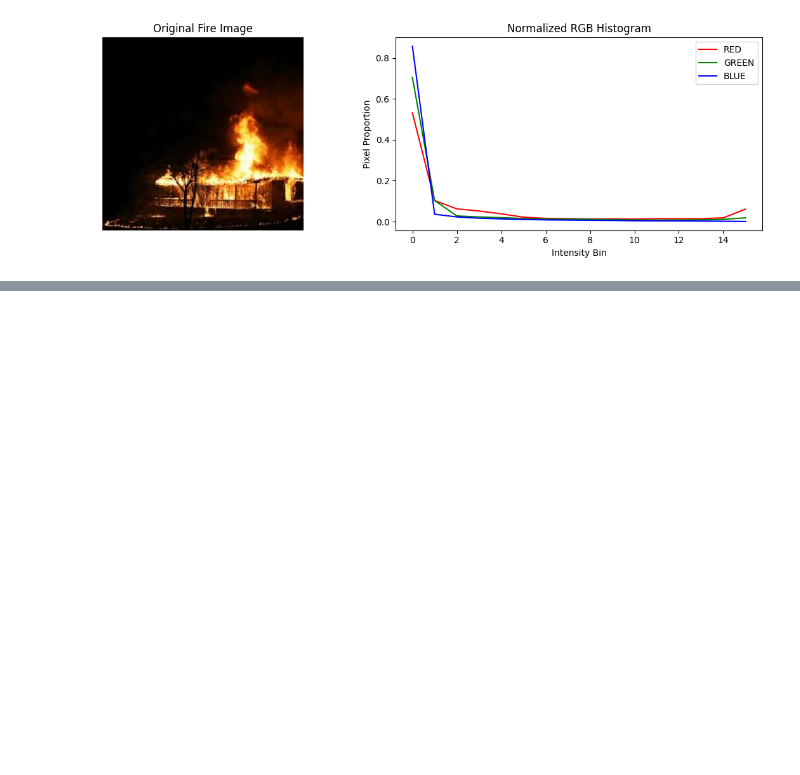
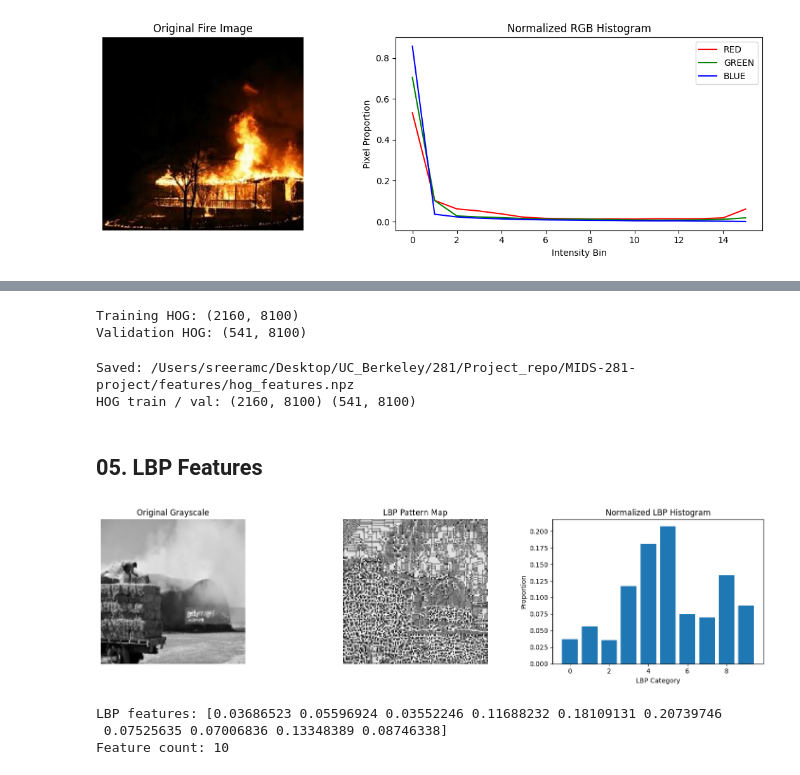
Before and after one commit to sreeramchennakrish/MIDS-281-project, a Jupyter notebook: notebooks/02_feature_extraction.ipynb, the cells around one changed output, grey strips where cells are left out. Cells and saved outputs as stored; diff of their text form; code cells hidden in the pictures; blank space fills up the shorter version.

```diff
--- a/notebooks/02_feature_extraction.ipynb
+++ b/notebooks/02_feature_extraction.ipynb
@@ -248,0 +358,38 @@ Selected image: /Users/sreeramc/Desktop/UC_Berkeley/281/Project_repo/MIDS-281-pr
+# %%
+X_train_hog = np.vstack([
+    extract_hog_features(p)
+    for p in train_paths
+])
+
+X_val_hog = np.vstack([
+    extract_hog_features(p)
+    for p in val_paths
+])
+
+print("Training HOG:", X_train_hog.shape)
+print("Validation HOG:", X_val_hog.shape)
+# %% [output]
+Training HOG: (2160, 8100)
+Validation HOG: (541, 8100)
+# %%
+## save HOG features
+FEATURE_DIR.mkdir(parents=True, exist_ok=True)
+
+np.savez_compressed(
+    FEATURE_DIR / "hog_features.npz",
+    X_train=X_train_hog,
+    X_val=X_val_hog,
+    y_train=y_train,
+    y_val=y_val,
+    train_paths=train_paths,
+    val_paths=val_paths,
+    classes=np.asarray(classes)
+)
+
+print("Saved:", FEATURE_DIR / "hog_features.npz")
+print("HOG train / val:", X_train_hog.shape, X_val_hog.shape)
+# %% [output]
+Saved: /Users/sreeramc/Desktop/UC_Berkeley/281/Project_repo/MIDS-281-project/features/hog_features.npz
+HOG train / val: (2160, 8100) (541, 8100)
+# %% [markdown]
+## 05. LBP Features
@@ -248,0 +434,42 @@ Selected image: /Users/sreeramc/Desktop/UC_Berkeley/281/Project_repo/MIDS-281-pr
+# %%
+image_path = train_paths[0]
+
+img = cv2.imread(str(image_path))
+gray = cv2.cvtColor(img, cv2.COLOR_BGR2GRAY)
+gray = cv2.resize(gray, (128, 128))
+
+lbp = local_binary_pattern(
+    gray,
+    P=8,
+    R=1,
+    method="uniform"
+)
+
+features = extract_lbp_features(image_path)
+
+fig, axes = plt.subplots(1, 3, figsize=(15, 4))
+
+axes[0].imshow(gray, cmap="gray")
+axes[0].set_title("Original Grayscale")
+
+axes[1].imshow(lbp, cmap="gray")
+axes[1].set_title("LBP Pattern Map")
+
+axes[2].bar(np.arange(len(features)), features)
+axes[2].set_title("Normalized LBP Histogram")
+axes[2].set_xlabel("LBP Category")
+axes[2].set_ylabel("Proportion")
+
+for ax in axes[:2]:
+    ax.axis("off")
+
+plt.tight_layout()
+plt.show()
+
+print("LBP features:", features)
+print("Feature count:", len(features))
+# %% [output]
+[figure, added]
+LBP features: [0.03686523 0.05596924 0.03552246 0.11688232 0.18109131 0.20739746
+ 0.07525635 0.07006836 0.13348389 0.08746338]
+Feature count: 10
```
Also changed, not shown: parts of 18 cells of this notebook, 11 other files.
